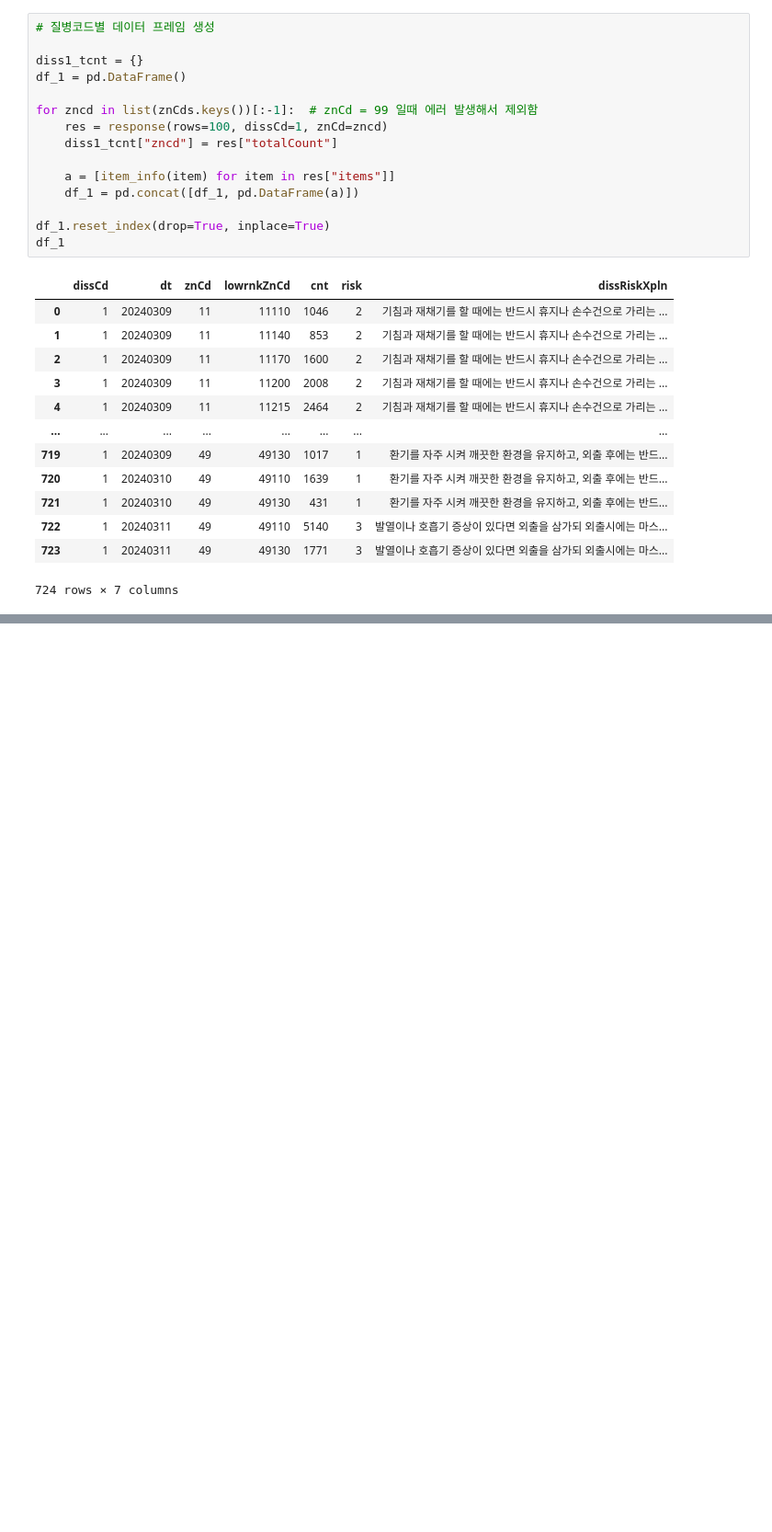
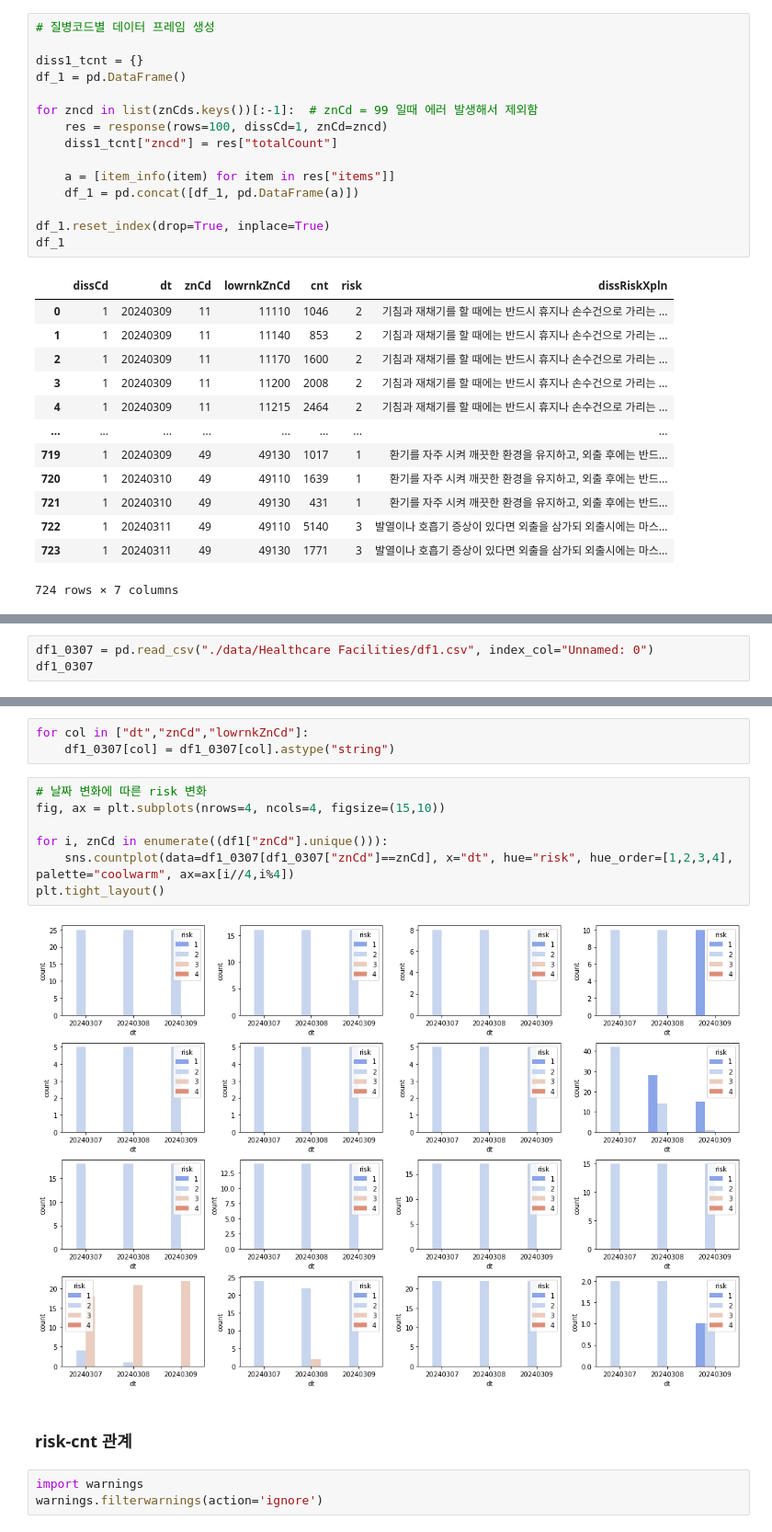
Before and after one commit to h1cho/DAStudy-sun, a Jupyter notebook: HYEWON/Analysis of Areas with Insufficient Healthcare Facilities_EDA.ipynb, the cells around one changed output, grey strips where cells are left out. Shown: that part at 92% size. Saved outputs shown, nothing was run; the diff lists cells and outputs as text; blank space fills up the shorter version.

```diff
--- a/HYEWON/Analysis of Areas with Insufficient Healthcare Facilities_EDA.ipynb
+++ b/HYEWON/Analysis of Areas with Insufficient Healthcare Facilities_EDA.ipynb
@@ -284,0 +323,3 @@ print(f"{len(zn_null)}\n{zn_null}")
+# %%
+df1_0307 = pd.read_csv("./data/Healthcare Facilities/df1.csv", index_col="Unnamed: 0")
+df1_0307
@@ -284,0 +357,17 @@ print(f"{len(zn_null)}\n{zn_null}")
+# %%
+for col in ["dt","znCd","lowrnkZnCd"]:
+    df1_0307[col] = df1_0307[col].astype("string")
+# %%
+# 날짜 변화에 따른 risk 변화
+fig, ax = plt.subplots(nrows=4, ncols=4, figsize=(15,10))
+
+for i, znCd in enumerate((df1["znCd"].unique())):
+    sns.countplot(data=df1_0307[df1_0307["znCd"]==znCd], x="dt", hue="risk", hue_order=[1,2,3,4], palette="coolwarm", ax=ax[i//4,i%4])
+plt.tight_layout()
+# %% [output]
+[figure, added]
+# %% [markdown]
+### risk-cnt 관계
+# %%
+import warnings
+warnings.filterwarnings(action='ignore')
```
Also changed, not shown: parts of 60 cells of this notebook.
